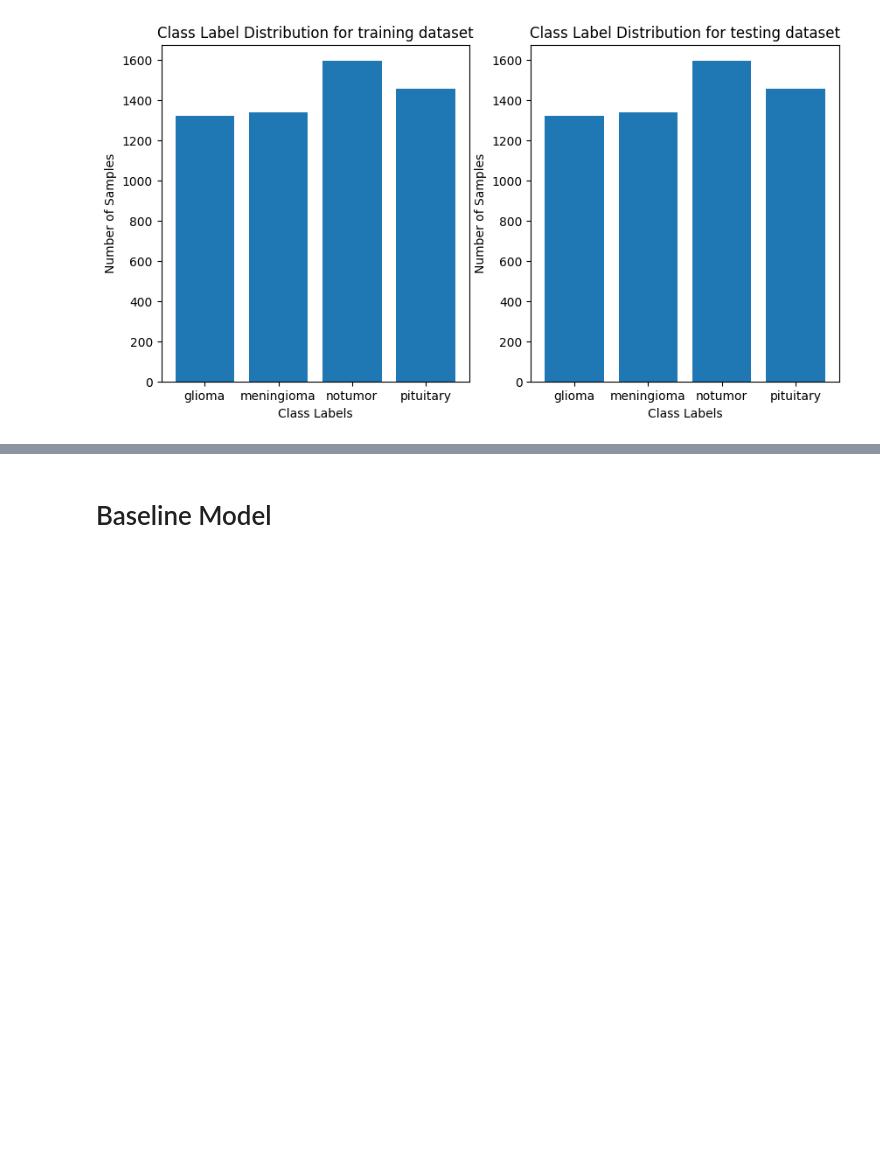
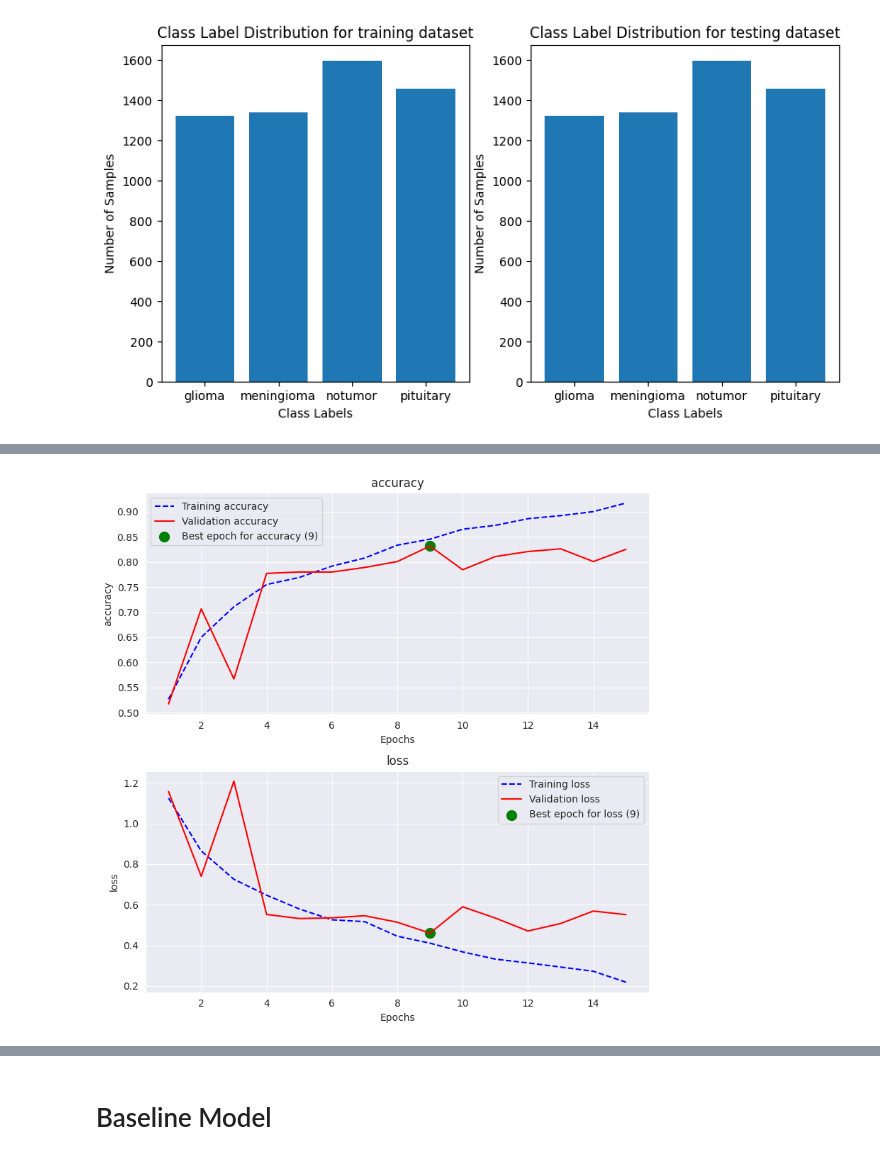
Before and after one commit to Tinus1424/braintumor, a Jupyter notebook: main_notebook.ipynb, the cells around one changed output, grey strips where cells are left out. Drawn from its saved outputs; the diff is of its cells as text; code cells hidden in the pictures; blank space fills up the shorter version.

```diff
--- a/main_notebook.ipynb
+++ b/main_notebook.ipynb
@@ -123,0 +197,4 @@ earl
+# %%
+summarize_metric(cnnhist)
+# %% [output]
+[figure, added]
```
Also changed, not shown: parts of 17 cells of this notebook, 4 other files.
